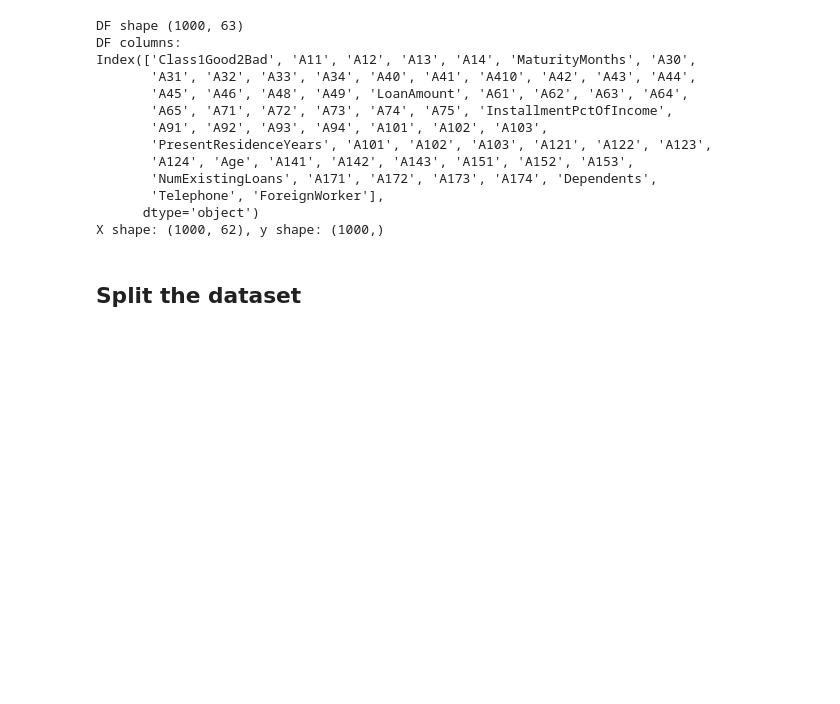
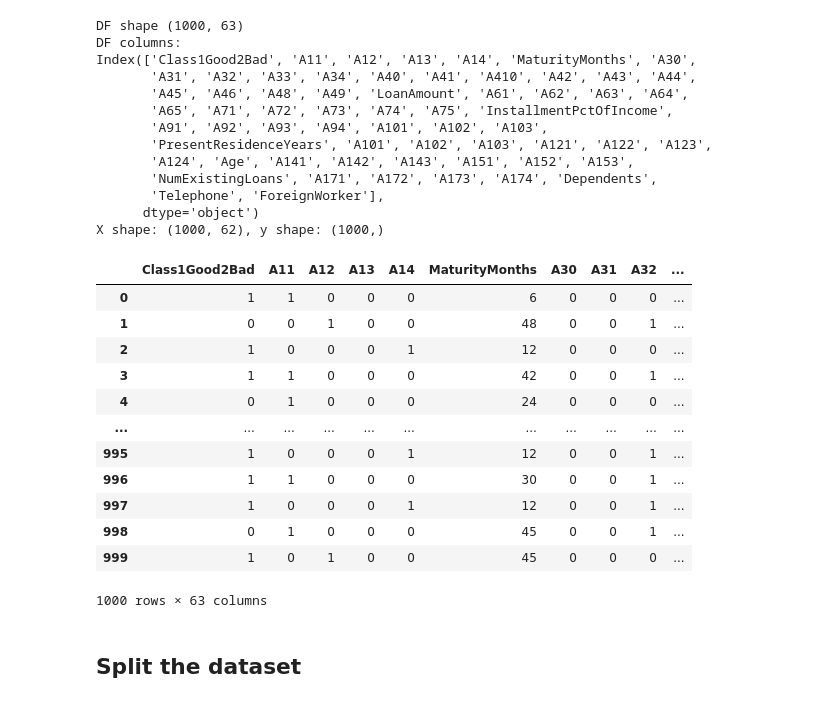
Before and after one commit to skrinak/MLexamples, a Jupyter notebook: ClarifyDemo.ipynb, the cells around one changed output. Saved outputs shown, nothing was run; the diff lists cells and outputs as text; code cells hidden in the pictures; blank space fills up the shorter version.

```diff
--- a/ClarifyDemo.ipynb
+++ b/ClarifyDemo.ipynb
@@ -125,6 +126,22 @@ Index(['Class1Good2Bad', 'A11', 'A12', 'A13', 'A14', 'MaturityMonths', 'A30',
        'Telephone', 'ForeignWorker'],
       dtype='object')
 X shape: (1000, 62), y shape: (1000,)
+# %%
+df
+# %% [output]
+|  | Class1Good2Bad | A11 | A12 | A13 | A14 | MaturityMonths | A30 | A31 | A32 | ... |
+| 0 | 1 | 1 | 0 | 0 | 0 | 6 | 0 | 0 | 0 | ... |
+| 1 | 0 | 0 | 1 | 0 | 0 | 48 | 0 | 0 | 1 | ... |
+| 2 | 1 | 0 | 0 | 0 | 1 | 12 | 0 | 0 | 0 | ... |
+| 3 | 1 | 1 | 0 | 0 | 0 | 42 | 0 | 0 | 1 | ... |
+| 4 | 0 | 1 | 0 | 0 | 0 | 24 | 0 | 0 | 0 | ... |
+| ... | ... | ... | ... | ... | ... | ... | ... | ... | ... | ... |
+| 995 | 1 | 0 | 0 | 0 | 1 | 12 | 0 | 0 | 1 | ... |
+| 996 | 1 | 1 | 0 | 0 | 0 | 30 | 0 | 0 | 1 | ... |
+| 997 | 1 | 0 | 0 | 0 | 1 | 12 | 0 | 0 | 1 | ... |
+| 998 | 0 | 1 | 0 | 0 | 0 | 45 | 0 | 0 | 1 | ... |
+| 999 | 1 | 0 | 1 | 0 | 0 | 45 | 0 | 0 | 0 | ... |
+1000 rows × 63 columns
 # %% [markdown]
 ## Split the dataset
 # %%
```
Also changed, not shown: parts of 1 cell of this notebook, 1 other file.
